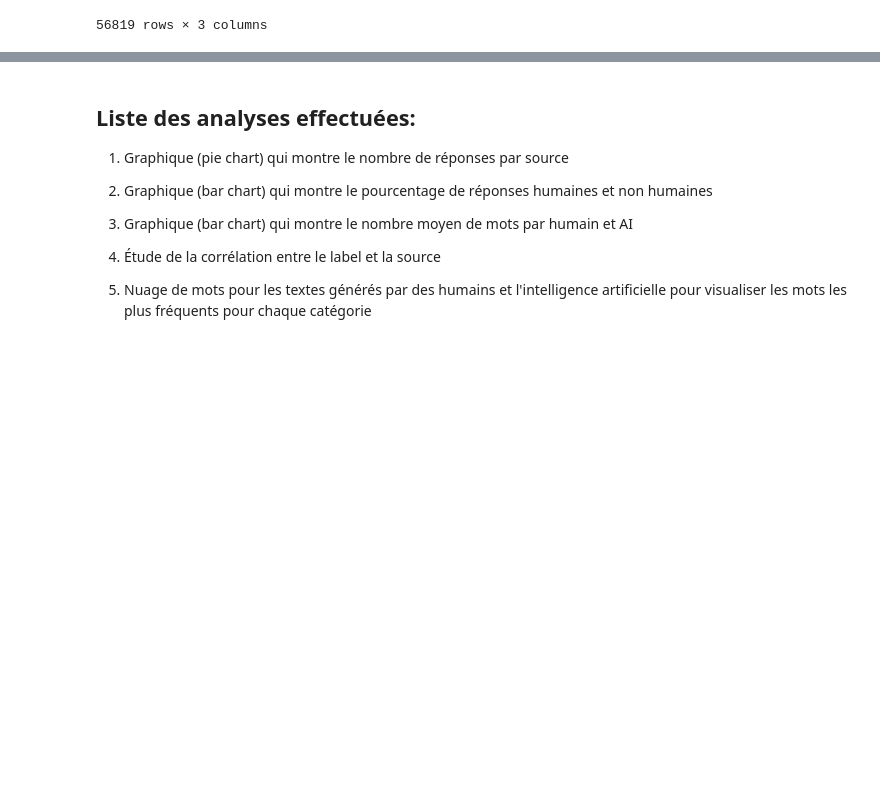
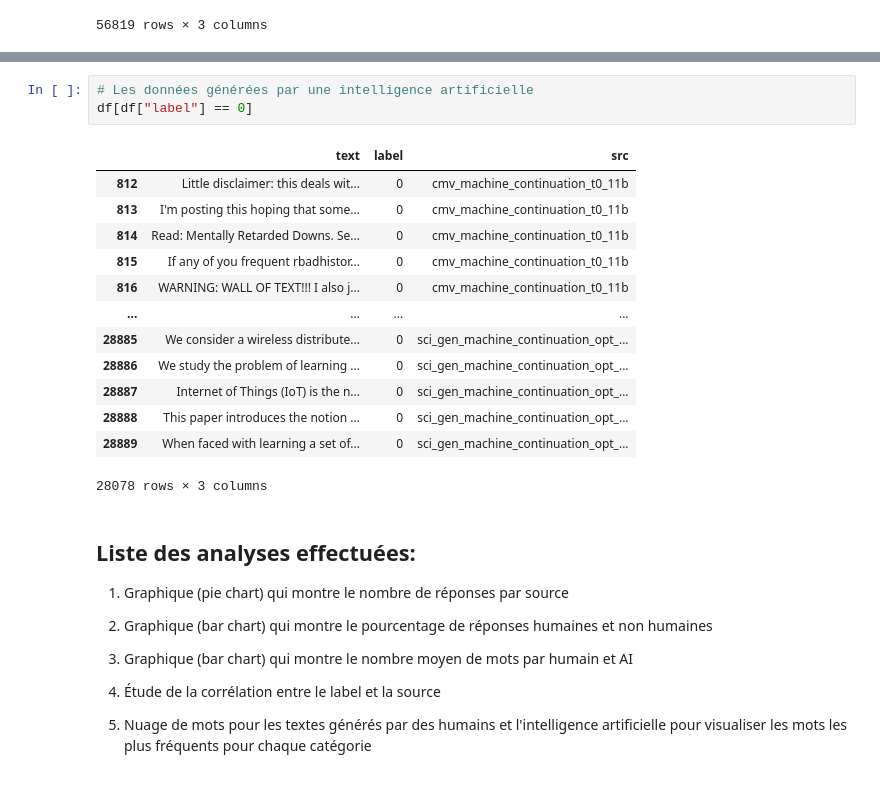
Before and after one commit to ClovisDyArx/hackaton-ai_vs_ia, a Jupyter notebook: analyse_dataset_v2.ipynb, the cells around one changed output, grey strips where cells are left out. Cells and saved outputs as stored; diff of their text form; blank space fills up the shorter version.

```diff
--- a/analyse_dataset_v2.ipynb
+++ b/analyse_dataset_v2.ipynb
@@ -31,3 +53,20 @@ df
+# %%
+# Les données générées par une intelligence artificielle
+df[df["label"] == 0]
+# %% [output]
+|  | text | label | src |
+| 812 | Little disclaimer: this deals wit... | 0 | cmv_machine_continuation_t0_11b |
+| 813 | I'm posting this hoping that some... | 0 | cmv_machine_continuation_t0_11b |
+| 814 | Read: Mentally Retarded Downs. Se... | 0 | cmv_machine_continuation_t0_11b |
+| 815 | If any of you frequent rbadhistor... | 0 | cmv_machine_continuation_t0_11b |
+| 816 | WARNING: WALL OF TEXT!!! I also j... | 0 | cmv_machine_continuation_t0_11b |
+| ... | ... | ... | ... |
+| 28885 | We consider a wireless distribute... | 0 | sci_gen_machine_continuation_opt_... |
+| 28886 | We study the problem of learning ... | 0 | sci_gen_machine_continuation_opt_... |
+| 28887 | Internet of Things (IoT) is the n... | 0 | sci_gen_machine_continuation_opt_... |
+| 28888 | This paper introduces the notion ... | 0 | sci_gen_machine_continuation_opt_... |
+| 28889 | When faced with learning a set of... | 0 | sci_gen_machine_continuation_opt_... |
+28078 rows × 3 columns
 # %% [markdown]
 ## Liste des analyses effectuées:
  1. Graphique (pie chart) qui montre le nombre de réponses par source
```
Also changed, not shown: parts of 3 cells of this notebook, 4 other files.
